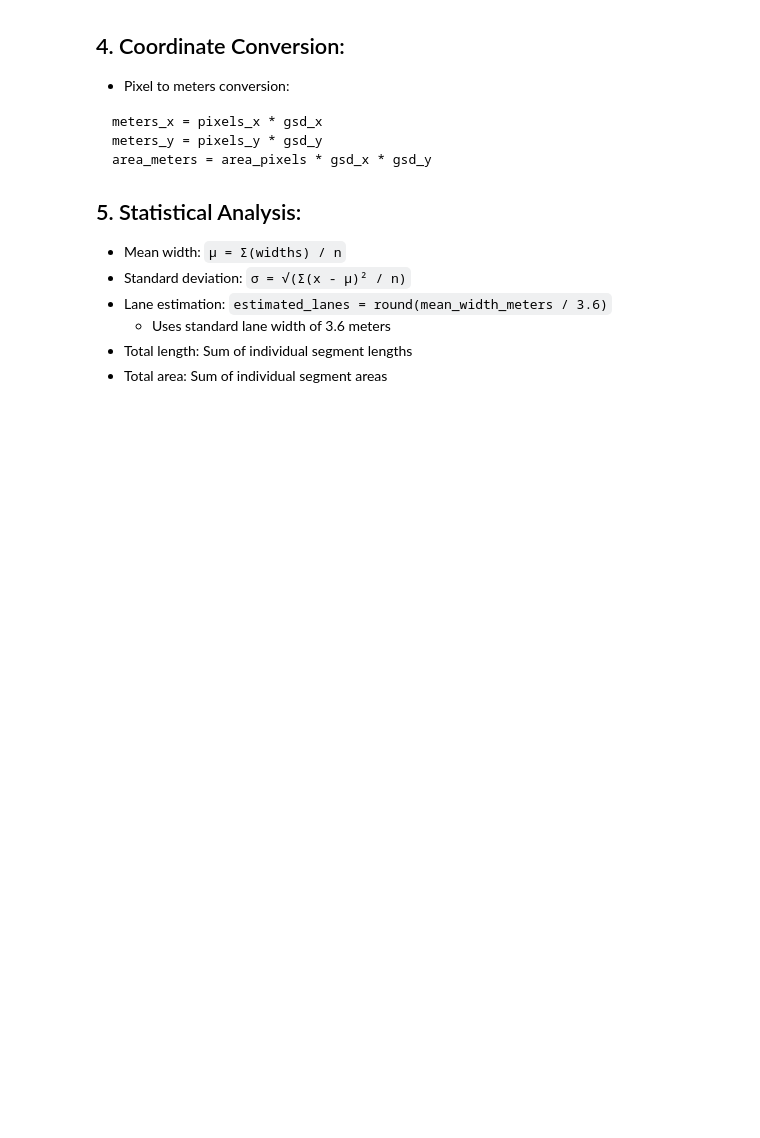
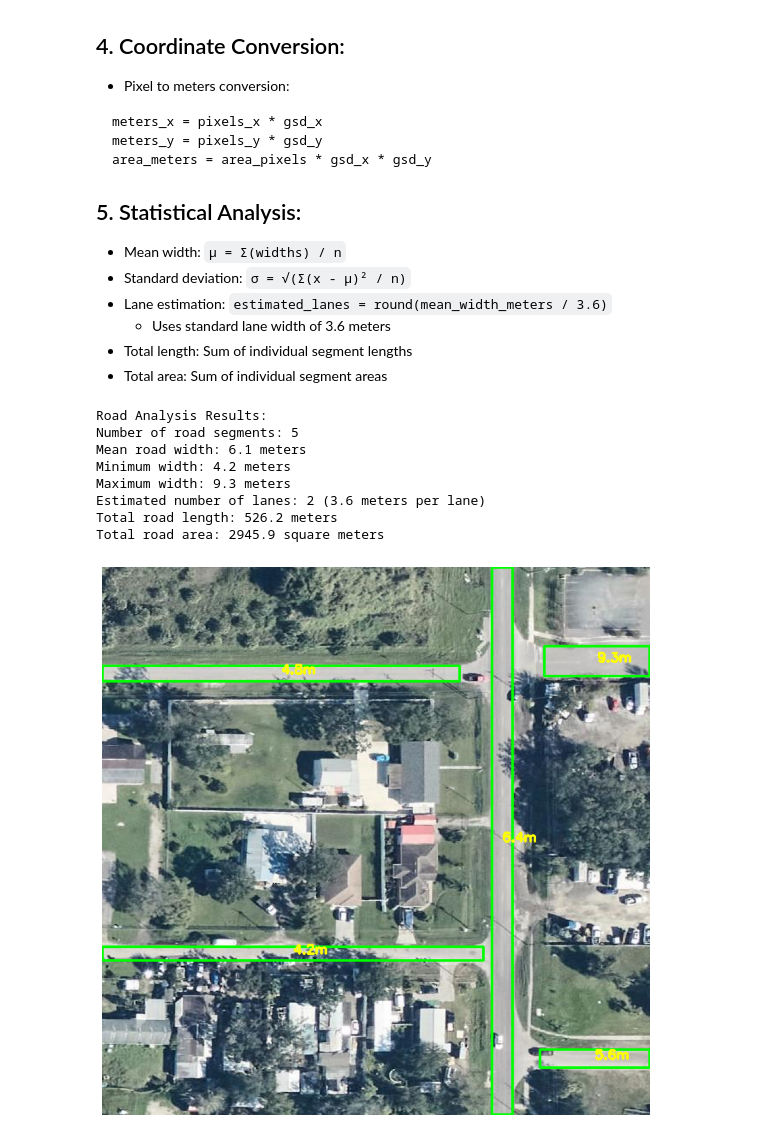
Before and after one commit to Slahuddin-Ch/RCI, a Jupyter notebook: LRS (Linear Reference System).ipynb, the cells around one changed output. Cells and saved outputs as stored; diff of their text form; code cells hidden in the pictures; blank space fills up the shorter version.

```diff
--- a/LRS (Linear Reference System).ipynb
+++ b/LRS (Linear Reference System).ipynb
@@ -240,0 +213,37 @@ if __name__ == "__main__":
+# %%
+def main():
+    # Change the Path According to your dataset
+    tile_image_path = "label-data/test/images/tile_30_jpg.rf.fc5c2236fef90b253b903aab6e9ab427.jpg"
+    mask_path = "label-data/test/tile_30_jpg.rf.fc5c2236fef90b253b903aab6e9ab427_mask.png"
+    main_image_path = "data/20241014aC0822230w275445n.tif"
+
+    analyzer = RoadAnalyzer(tile_image_path, mask_path, main_image_path)
+
+    try:
+        stats = analyzer.process_mask_image()
+
+        print("\nRoad Analysis Results:")
+        print(f"Number of road segments: {stats['num_segments']}")
+        print(f"Mean road width: {stats['mean_width_meters']:.1f} meters")
+        print(f"Minimum width: {stats['min_width_meters']:.1f} meters")
+        print(f"Maximum width: {stats['max_width_meters']:.1f} meters")
+        print(f"Estimated number of lanes: {stats['estimated_lanes']} (3.6 meters per lane)")
+        print(f"Total road length: {stats['total_length_meters']:.1f} meters")
+        print(f"Total road area: {stats['total_area_meters']:.1f} square meters")
+        plt.show()
+    except Exception as e:
+        print(f"Error processing mask: {str(e)}")
+
+
+if __name__ == "__main__":
+    main()
+# %% [output]
+Road Analysis Results:
+Number of road segments: 5
+Mean road width: 6.1 meters
+Minimum width: 4.2 meters
+Maximum width: 9.3 meters
+Estimated number of lanes: 2 (3.6 meters per lane)
+Total road length: 526.2 meters
+Total road area: 2945.9 square meters
+[figure, added]
```
Also changed, not shown: parts of 2 cells of this notebook, 6 other files.
